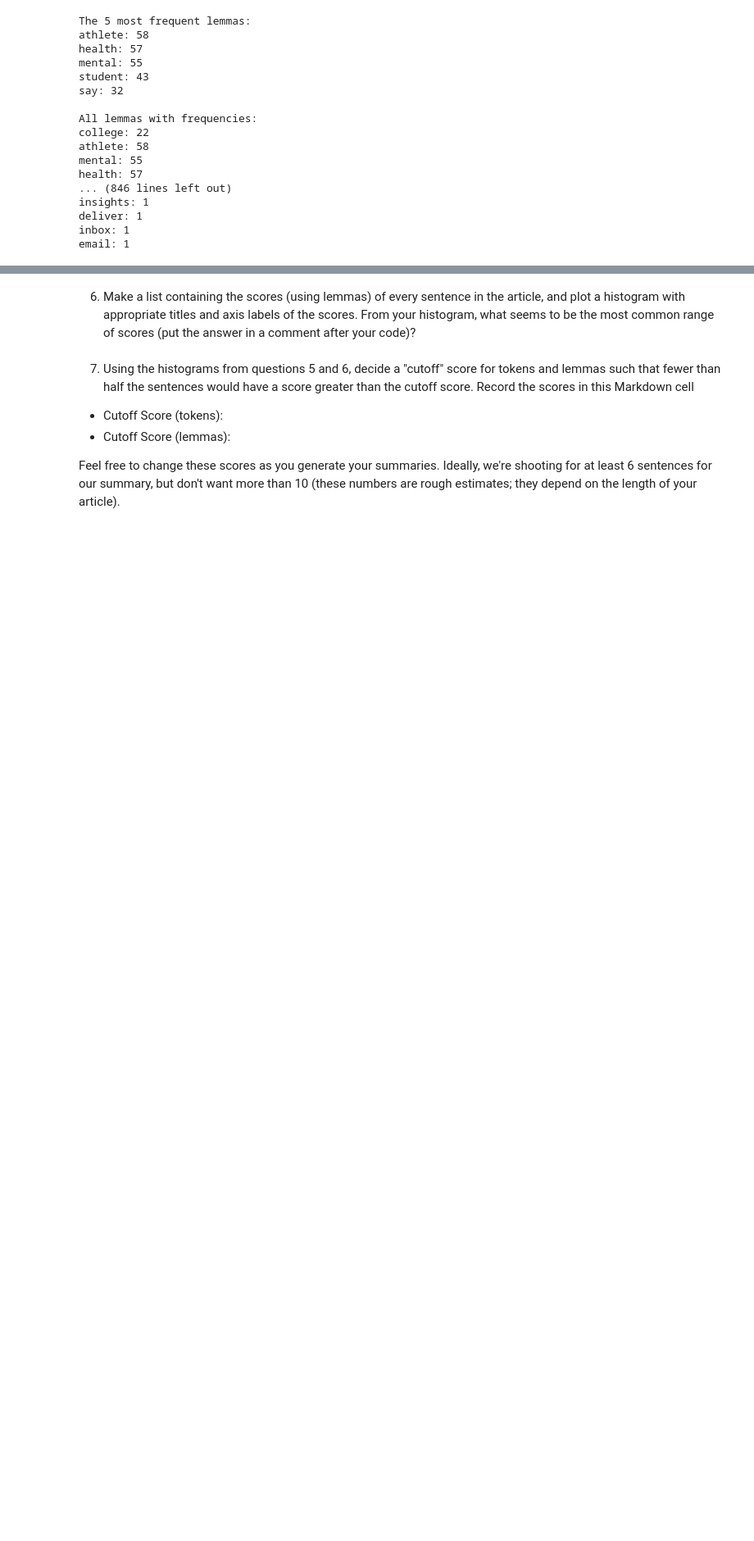
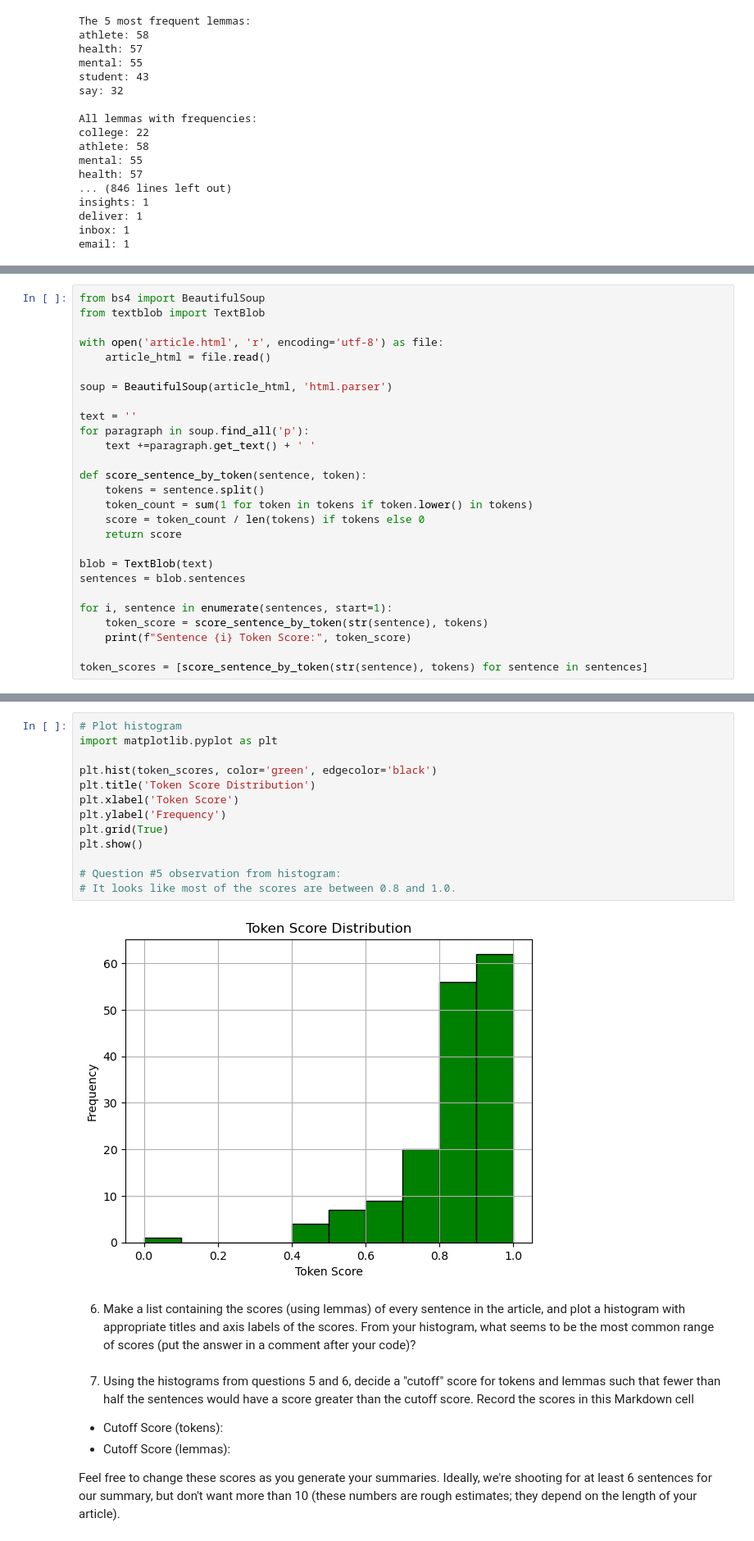
Before and after one commit to msmixj/article-summarizer, a Jupyter notebook: article-summarizer.ipynb, the cells around one changed output, grey strips where cells are left out. Shown at 82% size. Drawn from its saved outputs; the diff is of its cells as text; blank space fills up the shorter version.

Commit message:
Commit through Question #5

```diff
--- a/article-summarizer.ipynb
+++ b/article-summarizer.ipynb
@@ -215,0 +225,27 @@ email: 1
+# %%
+from bs4 import BeautifulSoup
+from textblob import TextBlob
+
+with open('article.html', 'r', encoding='utf-8') as file:
+    article_html = file.read()
+
+soup = BeautifulSoup(article_html, 'html.parser')
+
+text = ''
+for paragraph in soup.find_all('p'):
+    text +=paragraph.get_text() + ' '
+
+def score_sentence_by_token(sentence, token):
+    tokens = sentence.split()
+    token_count = sum(1 for token in tokens if token.lower() in tokens)
+    score = token_count / len(tokens) if tokens else 0
+    return score
+
+blob = TextBlob(text)
+sentences = blob.sentences
+
+for i, sentence in enumerate(sentences, start=1):
+    token_score = score_sentence_by_token(str(sentence), tokens)
+    print(f"Sentence {i} Token Score:", token_score)
+
+token_scores = [score_sentence_by_token(str(sentence), tokens) for sentence in sentences]
@@ -216,3 +270,18 @@ email: 1
+# %%
+# Plot histogram
+import matplotlib.pyplot as plt
+
+plt.hist(token_scores, color='green', edgecolor='black')
+plt.title('Token Score Distribution')
+plt.xlabel('Token Score')
+plt.ylabel('Frequency')
+plt.grid(True)
+plt.show()
+
+# Question #5 observation from histogram:
+# It looks like most of the scores are between 0.8 and 1.0.
+# %% [output]
+[figure, added]
 # %% [markdown]
 6. Make a list containing the scores (using lemmas) of every sentence in the article, and plot a histogram with appropriate titles and axis labels of the scores.  From your histogram, what seems to be the most common range of scores (put the answer in a comment after your code)?
 # %% [markdown]
```
Also changed, not shown: parts of 3 cells of this notebook.
